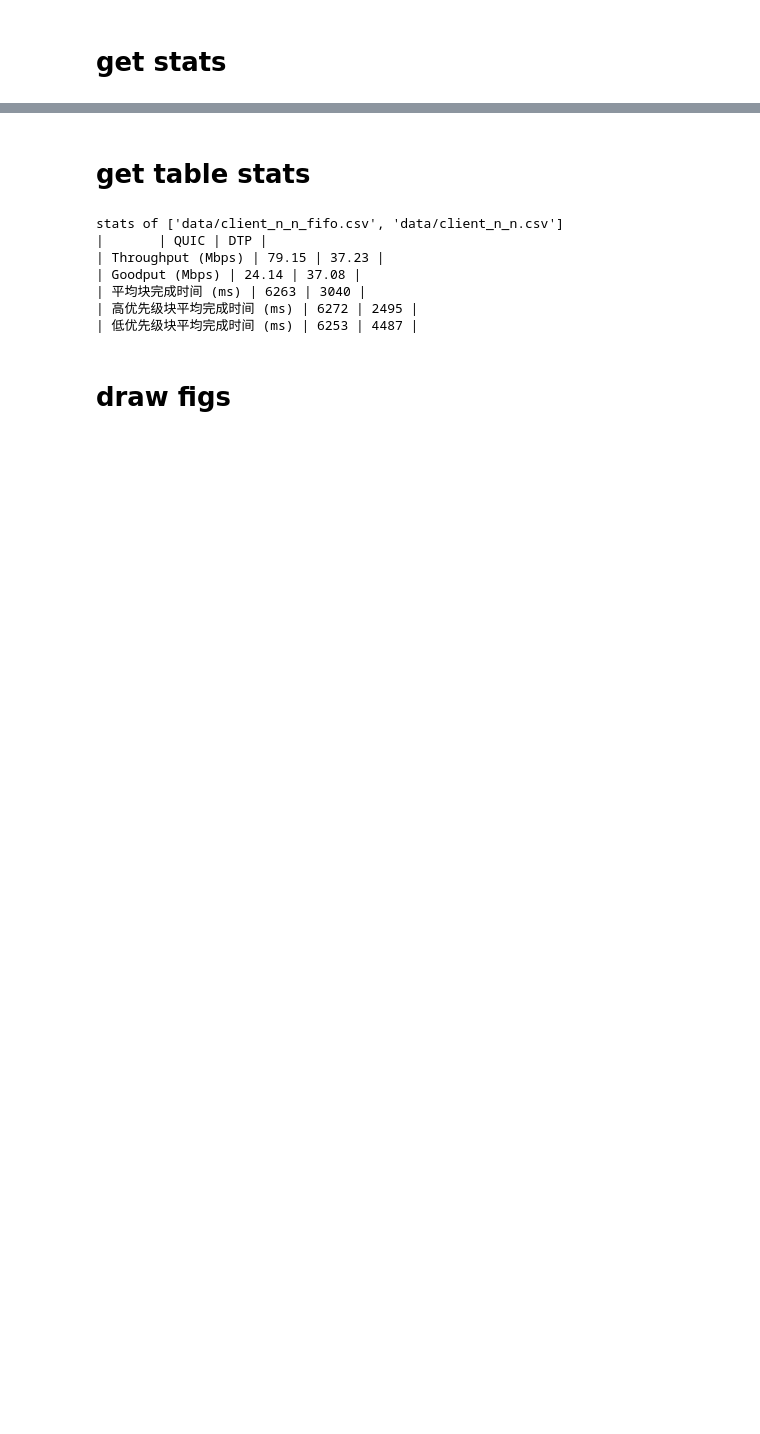
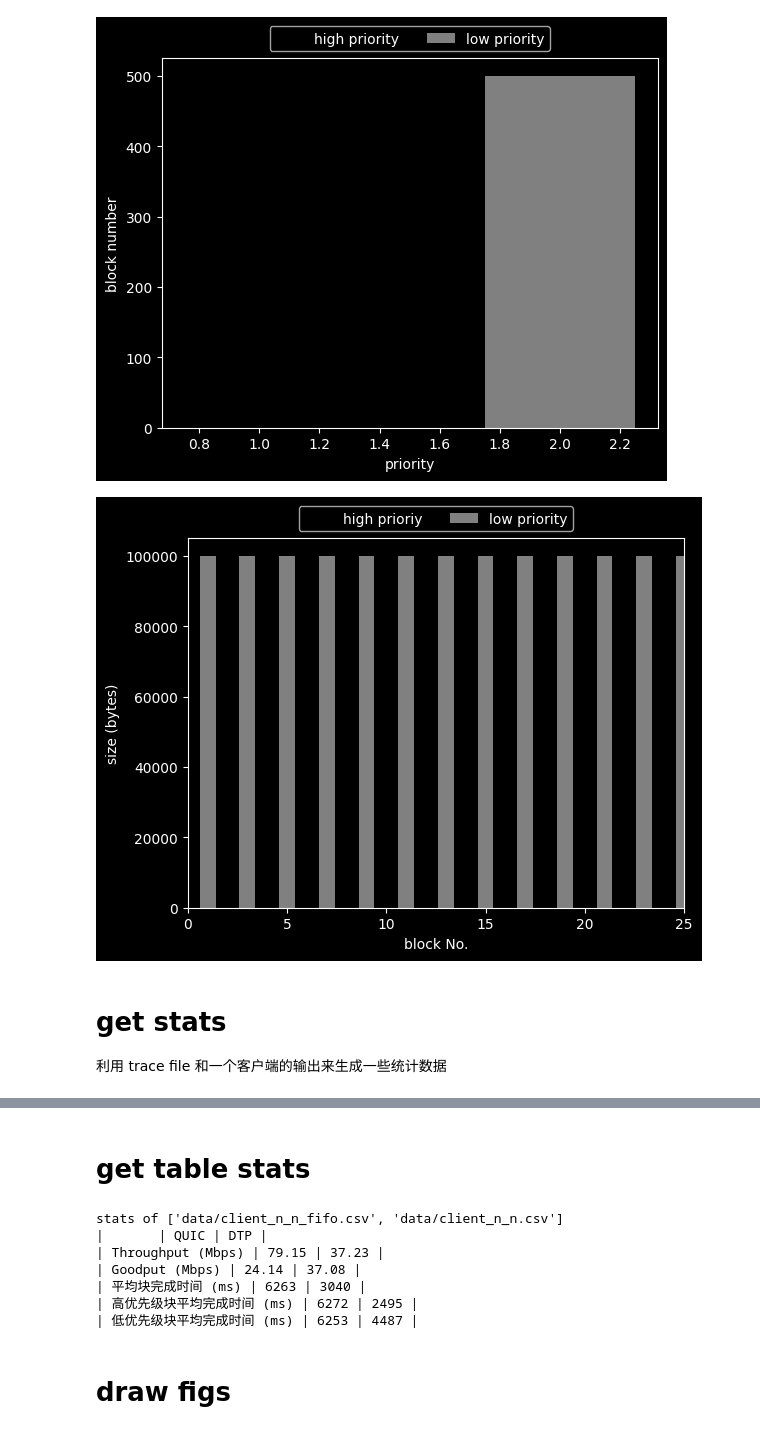
Before and after one commit to simonkorl/dtp-test-scripts, a Jupyter notebook: analyze.ipynb, the cells around one changed output, grey strips where cells are left out. Saved outputs shown, nothing was run; the diff lists cells and outputs as text; code cells hidden in the pictures; blank space fills up the shorter version.

```diff
--- a/analyze.ipynb
+++ b/analyze.ipynb
@@ -256,8 +277,7 @@ tableau-colorblind10
 from xml.dom.pulldom import PROCESSING_INSTRUCTION
 
 
-plt.style.use("seaborn-white")
-def trace_hist(trace_file_name):
+def trace_hist(trace_file_name, save=False, save_name=["distribute.svg", "data.svg"]):
     trace = parse_trace(trace_file_name)
     # print the distribution of block_size, ddl and priority with block num
     # print(
@@ -288,12 +308,14 @@ def trace_hist(trace_file_name):
     # block size trend with block num
     size_trace = trace["size"].to_numpy()
     fig, ax = plt.subplots()
-    ax.bar([1], [len(prio_trace[0]["prio"])], color=["orange"], width=0.5, label="high priority")
-    ax.bar([2], [len(prio_trace[1]["prio"])], color=["blue"], width=0.5, label="low priority")
+    ax.bar([1], [len(prio_trace[0]["prio"])], color=["black"], width=0.5, label="high priority")
+    ax.bar([2], [len(prio_trace[1]["prio"])], color=["grey"], width=0.5, label="low priority")
     ax.set_xlabel("priority")
     ax.set_ylabel("block number")
     ax.legend(ncol=2, bbox_to_anchor=(0.5, 1),
               loc='lower center')
+    if save:
+        fig.savefig(save_name[0])
 
     # distribution of trace
     fig, ax = plt.subplots()
@@ -303,42 +325,49 @@ def trace_hist(trace_file_name):
     for i in range(size):
         if trace[i]["prio"][0] == 1:
             xarray.append(i)
-    ax.bar(xarray, size_trace[:len(xarray)], color="orange", label="high prioriy")
+    ax.bar(xarray, size_trace[:len(xarray)], color="black", label="high prioriy")
     xarray = []
     for i in range(size):
         if trace[i]["prio"][0] == 2:
             xarray.append(i)
-    ax.bar(xarray, size_trace[:len(xarray)], color="blue", label="low priority")
+    ax.bar(xarray, size_trace[:len(xarray)], color="grey", label="low priority")
     ax.set_xlabel("block No.")
     ax.set_ylabel("size (bytes)")
     ax.set_xlim((0, 25))
     ax.legend(ncol=2, bbox_to_anchor=(0.5, 1),
               loc='lower center')
+    if save:
+        fig.savefig(save_name[1])
     # ax.plot(size_trace)
     # ax.scatter(prio_trace[0]["id"].to_numpy(), prio_trace[0]["size"].to_numpy(), c=["red"])
     # ax.scatter(prio_trace[1]["id"].to_numpy(), prio_trace[1]["size"].to_numpy(), c=["yellow"])
     # plt.savefig("trace_size.png")
 
     # result = pl.read_csv(result_file_name)
     # print(
     #     result.groupby("priority").agg(
     #         [
     #             pl.count(),
     #             pl.mean("bct").alias("bct_mean"),
     #             pl.var("bct").alias("bct_var"),
     #         ]
     #     )
     # )
     # result = result.partition_by("priority")
     # prio_1 = result[0]["bct"].to_numpy()
     # prio_2 = result[1]["bct"].to_numpy()
     # fig, ax = plt.subplots()
     # ax.hist(prio_1, 100, density=True, label="prio 1")
     # ax.hist(prio_2, 100, density=True, label="prio 2")
     # ax.set_xlabel("bct (us)")
     # ax.set_ylabel("density")
     # plt.savefig("result_bct_hist.png")
-#trace_hist("data/trace_1300_1ms_1000_seq012.txt")
+trace_hist("data/trace_1300_1ms_1000_seq012.txt")
+# %% [output]
+[figure, added]
+[figure, added]
 # %% [markdown]
 # get stats
+
+利用 trace file 和一个客户端的输出来生成一些统计数据
 # %%
```
Also changed, not shown: parts of 24 cells of this notebook, 11 other files.
